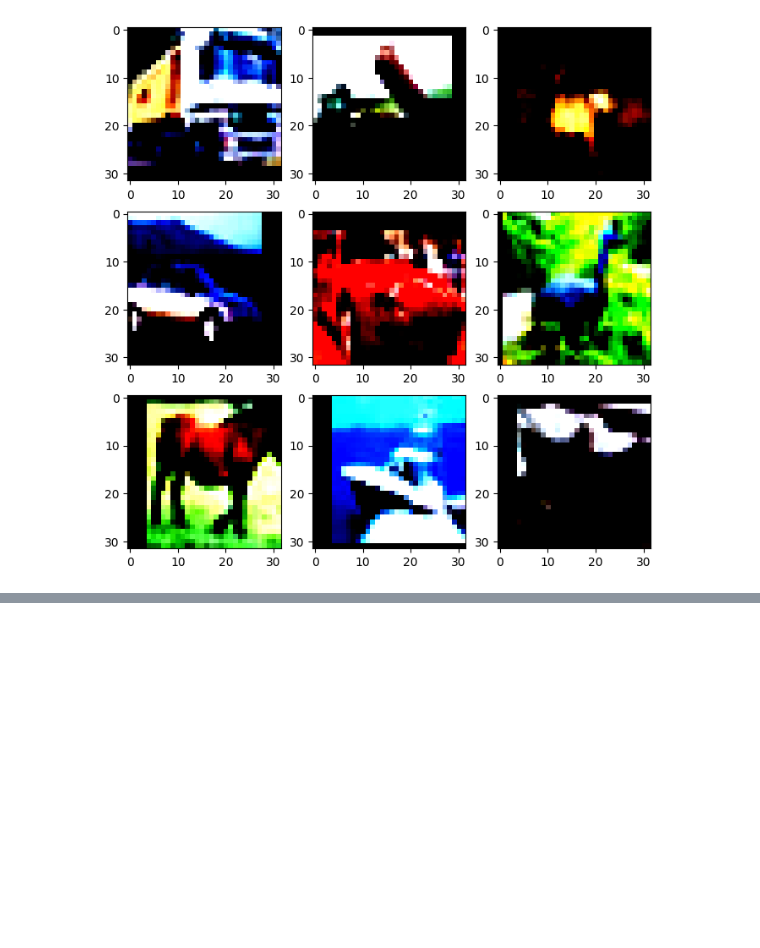
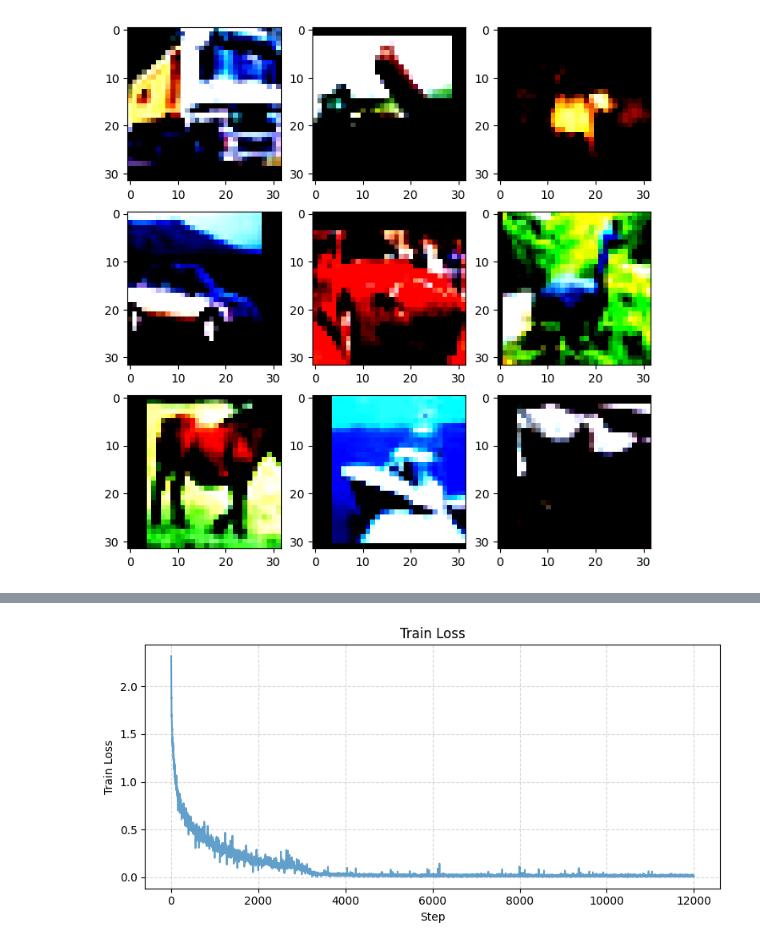
Before and after one commit to vladcociorva/cnn-cifar10, a Jupyter notebook: experiment.ipynb, the cells around one changed output, grey strips where cells are left out. Cells and saved outputs as stored; diff of their text form; code cells hidden in the pictures; blank space fills up the shorter version.

```diff
--- a/experiment.ipynb
+++ b/experiment.ipynb
@@ -67,0 +73,3 @@ Clipping input data to the valid range for imshow with RGB data ([0..1] for floa
+# %%
+df = pd.read_json("metrics/metrics-2025-05-25-23-17-58.jsonl", lines=True)
+df
@@ -67,0 +90,3 @@ Clipping input data to the valid range for imshow with RGB data ([0..1] for floa
+# %%
+train = df[df["train_loss"].notna()].copy()
+val   = df[df["val_loss"].notna()].copy()
@@ -67,0 +106,9 @@ Clipping input data to the valid range for imshow with RGB data ([0..1] for floa
+# %%
+plt.figure(figsize=(8,4))
+plt.plot(train["step"], train["train_loss"], alpha=0.7)
+plt.xlabel("Step"); plt.ylabel("Train Loss")
+plt.title("Train Loss")
+plt.grid(True, linestyle="--", alpha=0.5)
+plt.tight_layout()
+# %% [output]
+[figure, added]
```
Also changed, not shown: parts of 8 cells of this notebook, 5 other files.
